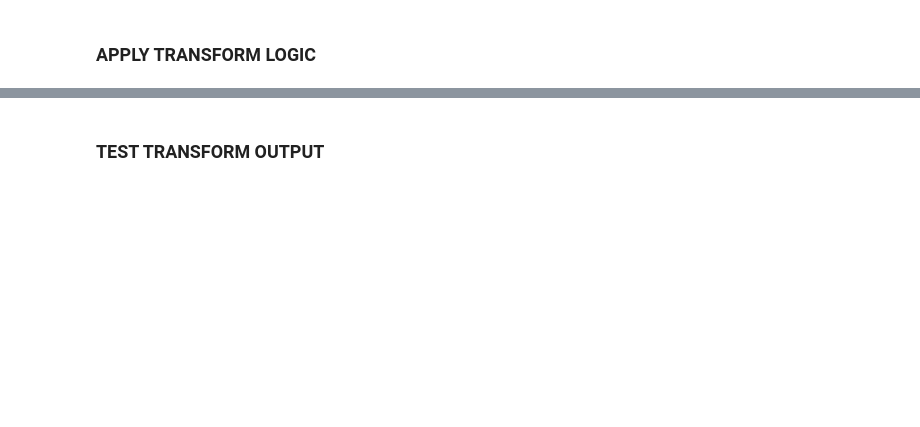
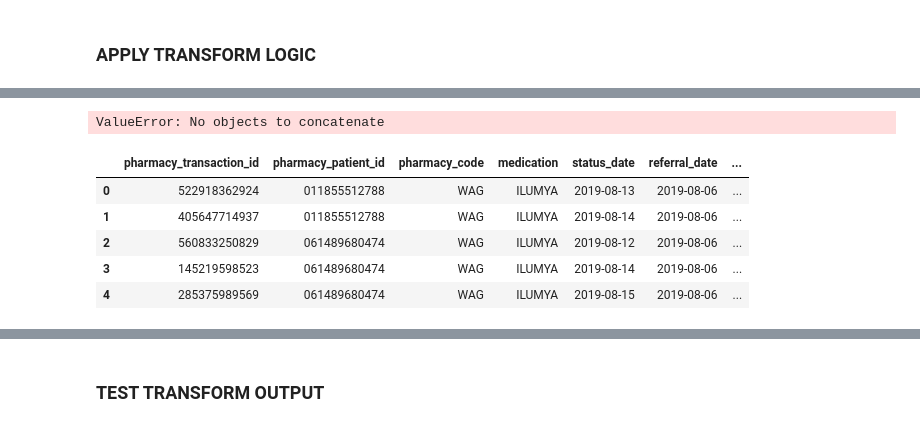
Before and after one commit to RyanAdalbert/s3parq, a Jupyter notebook: transforms/patient_status_enrich_cancel_before_active.ipynb, the cells around one changed output, grey strips where cells are left out. Drawn from its saved outputs; the diff is of its cells as text; code cells hidden in the pictures; blank space fills up the shorter version.

```diff
--- a/transforms/patient_status_enrich_cancel_before_active.ipynb
+++ b/transforms/patient_status_enrich_cancel_before_active.ipynb
@@ -372,7 +427,7 @@ def hierarchy(prior_status_df):
     hierarchy_df = (
         prior_status_df
         .assign(**{
-            hierarchy : lambda x:(
+            transform.hierarchy : lambda x:(
                 np.where(
                     x['pj_step'] >= x['first_active_step'],
                     transform.active_hierarchy,
@@ -384,7 +439,7 @@ def hierarchy(prior_status_df):
                             np.where(
                                 x['prior_status_diff'] > transform.prior_diff_threshold,
                                 transform.remove_from_ttff,
-                                x[hierarchy]
+                                x[transform.hierarchy]
                             ),
                             np.where(
                                 (x['prior_status_diff'] > transform.prior_diff_threshold) | (x['prior_status'] == 'no_prior_status'),
@@ -403,8 +458,8 @@ def hierarchy(prior_status_df):
 
         .reset_index(drop=True)
         .assign(**{
-            hierarchy : lambda x: (
-                x.groupby(['pj_id'], sort=False)[hierarchy]
+            transform.hierarchy : lambda x: (
+                x.groupby(['pj_id'], sort=False)[transform.hierarchy]
                 .transform(lambda x: x.ffill())
                 )
         })
@@ -426,25 +506,43 @@ hierarchy_df.head()
+# %%
+output_mod = (
+    pj_df_mod
+    .pipe(cancel_before_active)
+    .pipe(prior_status)
+#    .pipe(hierarchy)
+)
+
+output_mod.head()
+# %% [output]
+ValueError: No objects to concatenate
 # %%
 # Merge hierarchy results for this enrichment back into the initial dataframe
 
 final_dataframe = (
     pd.merge(
-        pj_df.rename(columns = {hierarchy:'old_hierarchy'}),
-        hierarchy_df.loc[:,['pj_id', 'pj_step', hierarchy]],
+        pj_df.rename(columns = {transform.hierarchy:'old_hierarchy'}),
+        hierarchy_df.loc[:,['pj_id', 'pj_step', transform.hierarchy]],
         how='left',
         on=['pj_id', 'pj_step']
     )
     .assign(**{
-        hierarchy : lambda x:(
+        transform.hierarchy : lambda x:(
             np.where(
-                x[hierarchy].isnull(),
+                x[transform.hierarchy].isnull(),
                 x['old_hierarchy'],
-                x[hierarchy]
+                x[transform.hierarchy]
             )
         )}
     )
     .drop(['pj_id', 'pj_step', 'old_hierarchy'], axis=1)
 )
 
 final_dataframe.head()
+# %% [output]
+|  | pharmacy_transaction_id | pharmacy_patient_id | pharmacy_code | medication | status_date | referral_date | ... |
+| 0 | 522918362924 | 011855512788 | WAG | ILUMYA | 2019-08-13 | 2019-08-06 | ... |
+| 1 | 405647714937 | 011855512788 | WAG | ILUMYA | 2019-08-14 | 2019-08-06 | ... |
+| 2 | 560833250829 | 061489680474 | WAG | ILUMYA | 2019-08-12 | 2019-08-06 | ... |
+| 3 | 145219598523 | 061489680474 | WAG | ILUMYA | 2019-08-14 | 2019-08-06 | ... |
+| 4 | 285375989569 | 061489680474 | WAG | ILUMYA | 2019-08-15 | 2019-08-06 | ... |
 # %%
 final_dataframe.shape
```
Also changed, not shown: parts of 30 cells of this notebook.
